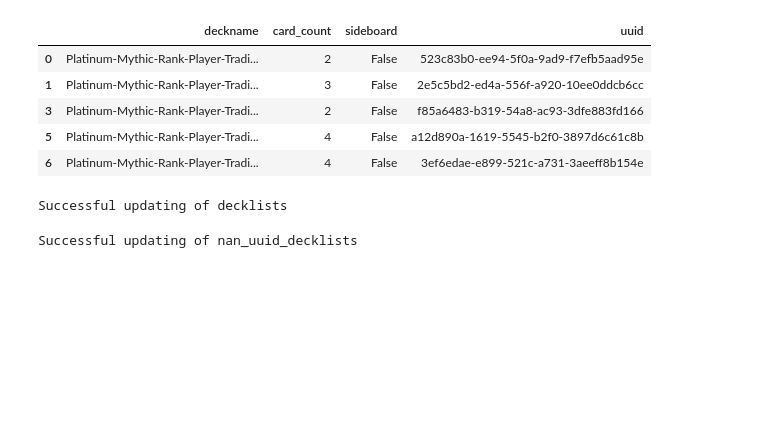
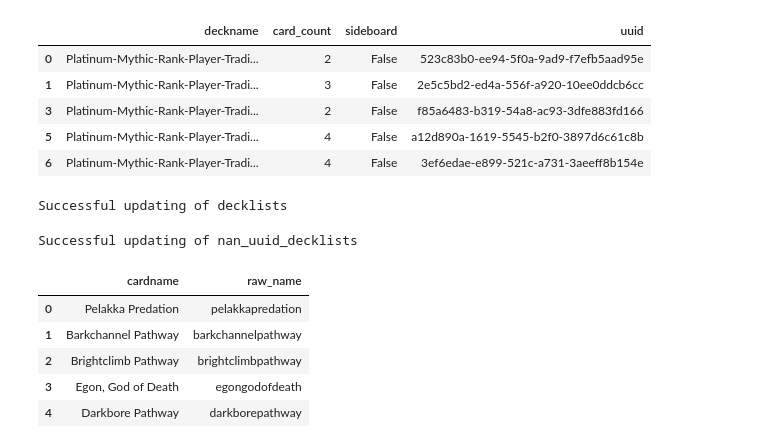
Before and after one commit to qitoahc/PayToWin_or_PayToPlay, a Jupyter notebook: notebooks/deck_lists_rudimentary_pipeline.ipynb, the cells around one changed output. Cells and saved outputs as stored; diff of their text form; code cells hidden in the pictures; blank space fills up the shorter version.

```diff
--- a/notebooks/deck_lists_rudimentary_pipeline.ipynb
+++ b/notebooks/deck_lists_rudimentary_pipeline.ipynb
@@ -178,3 +181,8 @@ add_new_card_data(con_details, missing_uuids, 'nan_uuid_decklists', conn)
 Successful updating of nan_uuid_decklists
 # %%
 # 45 unmatched.  373 matched.  Need to now build a multi-field text-scan/match for name to address these.
+query = sql.SQL("""
+    SELECT cardname
+    FROM nan_uuid_decklists
+    GROUP BY cardname""")
+unmatched_df = pd.read_sql(query, conn)
@@ -180,0 +197,12 @@ Successful updating of nan_uuid_decklists
+# %%
+unmatched_df['raw_name'] = unmatched_df['cardname'].apply(text_rawify)
+# %%
+#unmatched_df.drop('rawtext', axis=1, inplace=True)
+unmatched_df.head()
+# %% [output]
+|  | cardname | raw_name |
+| 0 | Pelakka Predation | pelakkapredation |
+| 1 | Barkchannel Pathway | barkchannelpathway |
+| 2 | Brightclimb Pathway | brightclimbpathway |
+| 3 | Egon, God of Death | egongodofdeath |
+| 4 | Darkbore Pathway | darkborepathway |
```
Also changed, not shown: parts of 10 cells of this notebook, 1 other file.
